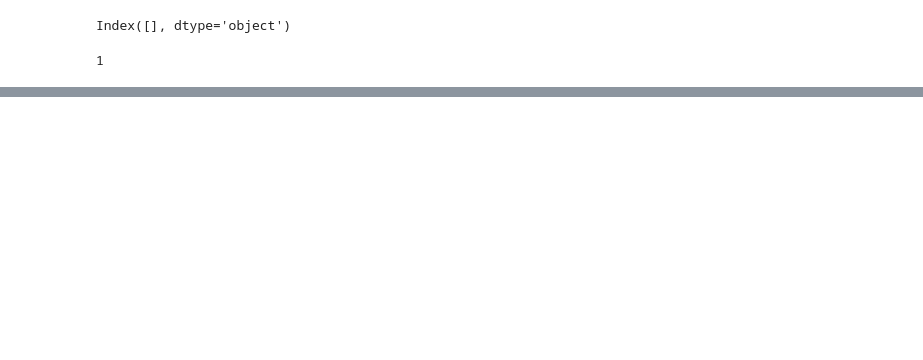
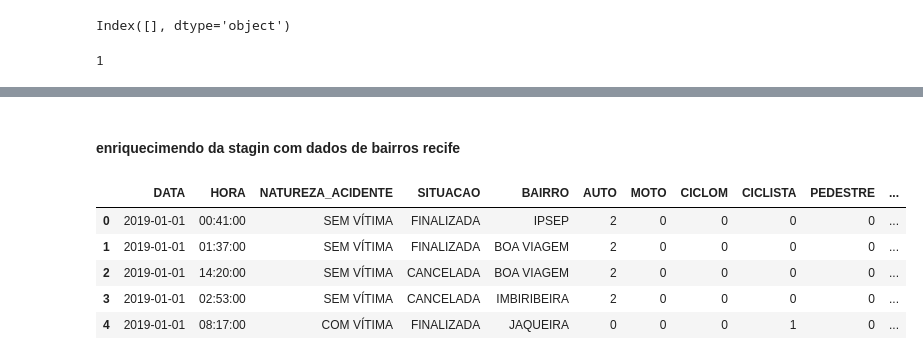
Before and after one commit to breendawelly/pos-engenharia-dados, a Jupyter notebook: 3.Source/2019.ipynb, the cells around one changed output, grey strips where cells are left out. Saved outputs shown, nothing was run; the diff lists cells and outputs as text; code cells hidden in the pictures; blank space fills up the shorter version.

```diff
--- a/3.Source/2019.ipynb
+++ b/3.Source/2019.ipynb
@@ -231,0 +277,4 @@ df_2019_spec.head()
+# %%
+#transformação do campo de bairro em bairros-recife
+
+bairros_recife['Bairro'] = bairros_recife['Bairro'].astype(str).apply(lambda x: unidecode.unidecode(x).upper())
@@ -231,0 +290,4 @@ df_2019_spec.head()
+# %%
+#mudanca no titulo das colunas mas maiuscula. prieiro em bairros_recife deois da stagin de  2019
+bairros_recife = bairros_recife.applymap(lambda x: str(x).upper())
+print(bairros_recife['Bairro'].unique())
@@ -231,0 +346,14 @@ df_2019_spec.head()
+# %% [markdown]
+#### enriquecimendo da stagin com dados de bairros recife
+# %%
+# Supondo que as colunas em comum entre os DataFrames se chamam 'Bairro'
+df_2019_staging = pd.merge(df_2019_staging, bairros_recife[['BAIRRO', 'RPA']], on='BAIRRO', how='left')
+# %%
+df_2019_staging.head()
+# %% [output]
+|  | DATA | HORA | NATUREZA_ACIDENTE | SITUACAO | BAIRRO | AUTO | MOTO | CICLOM | CICLISTA | PEDESTRE | ... |
+| 0 | 2019-01-01 | 00:41:00 | SEM VÍTIMA | FINALIZADA | IPSEP | 2 | 0 | 0 | 0 | 0 | ... |
+| 1 | 2019-01-01 | 01:37:00 | SEM VÍTIMA | FINALIZADA | BOA VIAGEM | 2 | 0 | 0 | 0 | 0 | ... |
+| 2 | 2019-01-01 | 14:20:00 | SEM VÍTIMA | CANCELADA | BOA VIAGEM | 2 | 0 | 0 | 0 | 0 | ... |
+| 3 | 2019-01-01 | 02:53:00 | SEM VÍTIMA | CANCELADA | IMBIRIBEIRA | 2 | 0 | 0 | 0 | 0 | ... |
+| 4 | 2019-01-01 | 08:17:00 | COM VÍTIMA | FINALIZADA | JAQUEIRA | 0 | 0 | 0 | 1 | 0 | ... |
```
Also changed, not shown: parts of 36 cells of this notebook, 6 other files.
